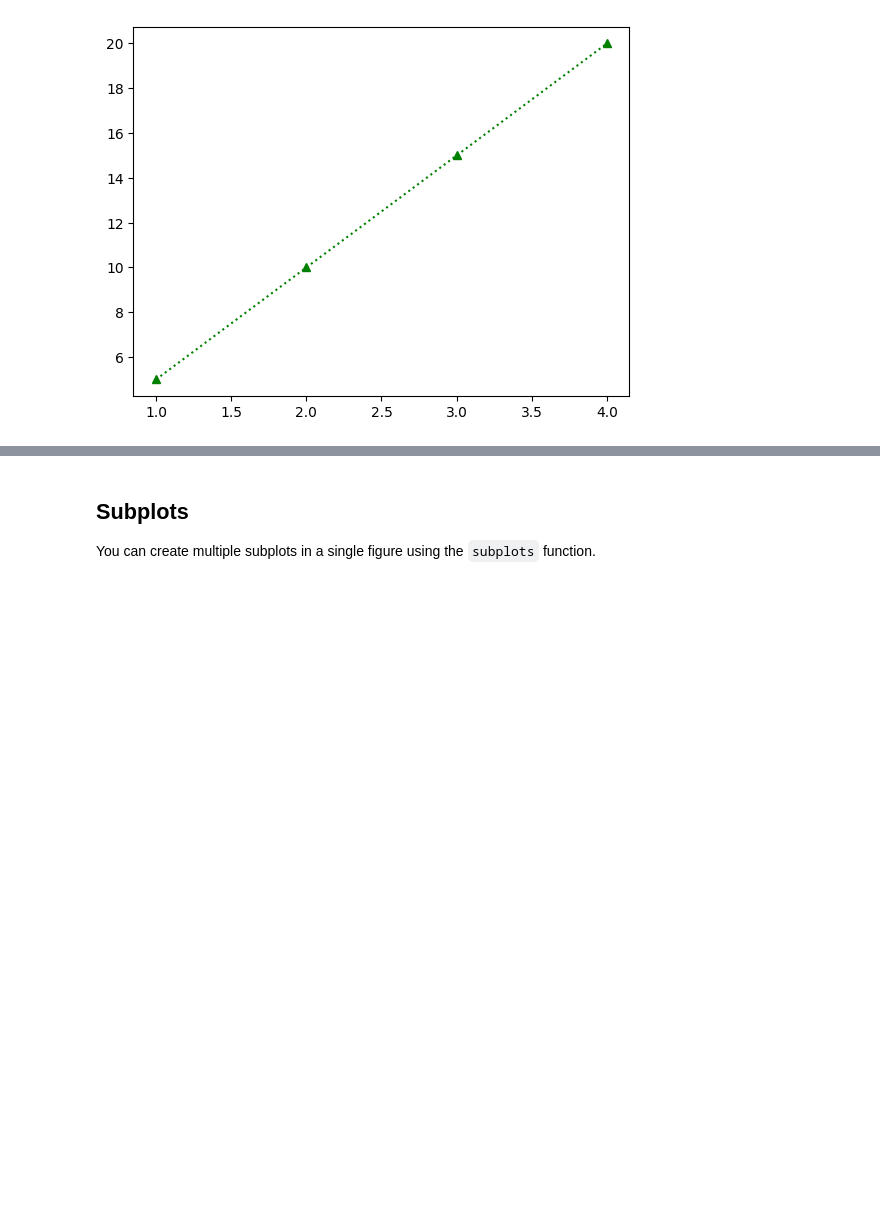
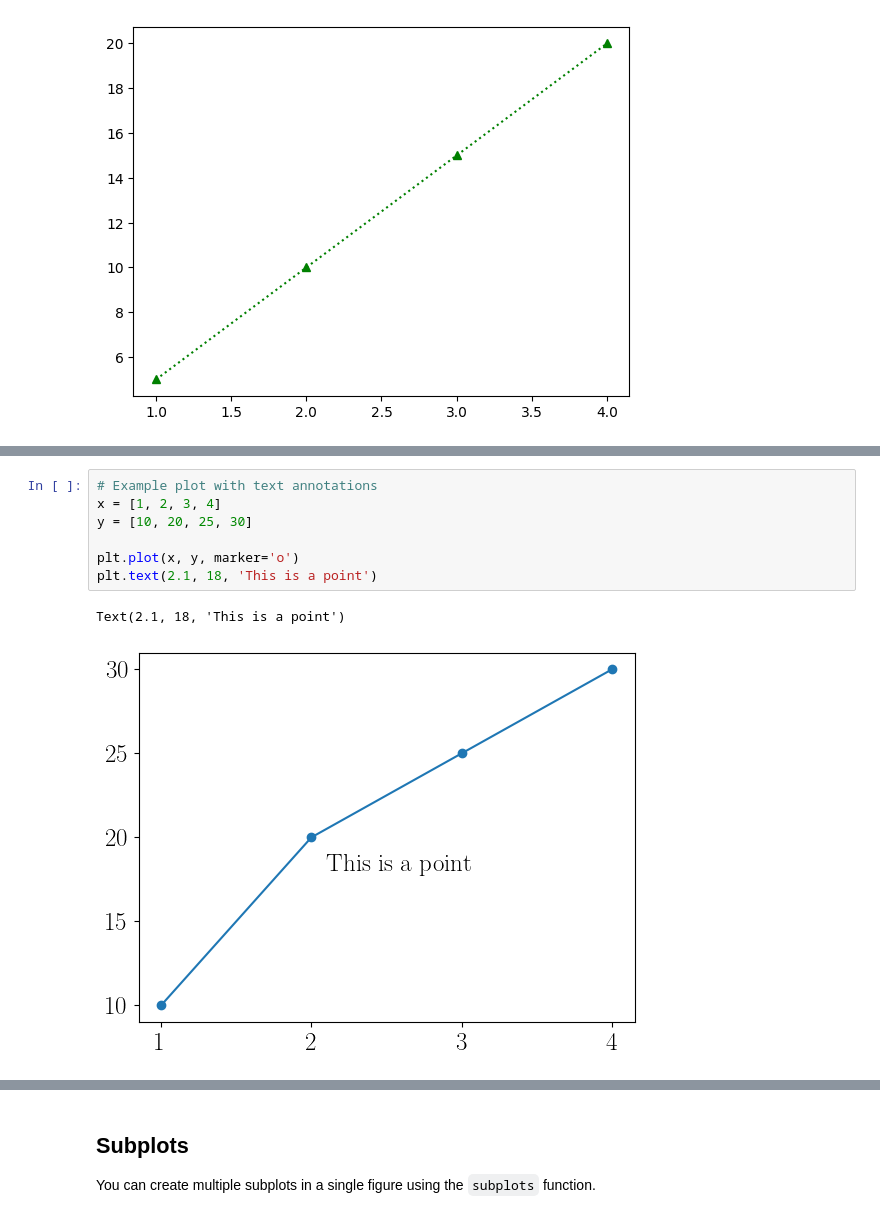
Before and after one commit to intensivedatacomp/WignerCamp2026, a Jupyter notebook: BasicProgramming/matplotlib_basics_solutions.ipynb, the cells around one changed output, grey strips where cells are left out. Drawn from its saved outputs; the diff is of its cells as text; blank space fills up the shorter version.

```diff
--- a/BasicProgramming/matplotlib_basics_solutions.ipynb
+++ b/BasicProgramming/matplotlib_basics_solutions.ipynb
@@ -70,0 +106,10 @@ plt.yscale('log')
+# %%
+# Example plot with text annotations
+x = [1, 2, 3, 4]
+y = [10, 20, 25, 30]
+
+plt.plot(x, y, marker='o')
+plt.text(2.1, 18, 'This is a point')
+# %% [output]
+Text(2.1, 18, 'This is a point')
+[figure, added]
```
Also changed, not shown: parts of 30 cells of this notebook, 1 other file.
